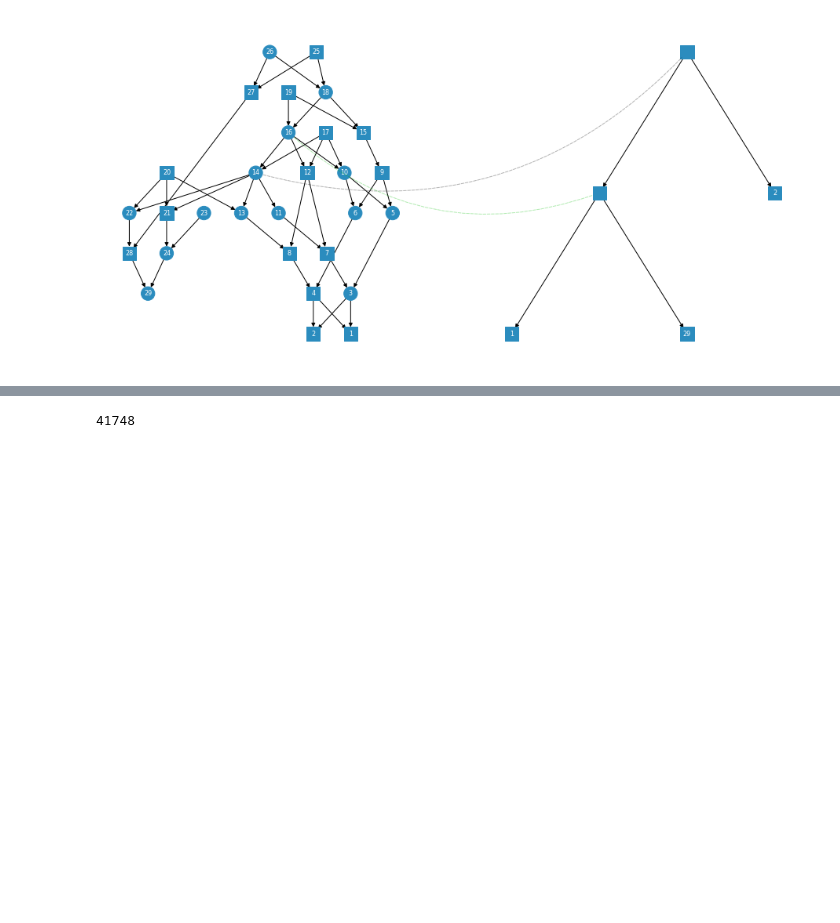
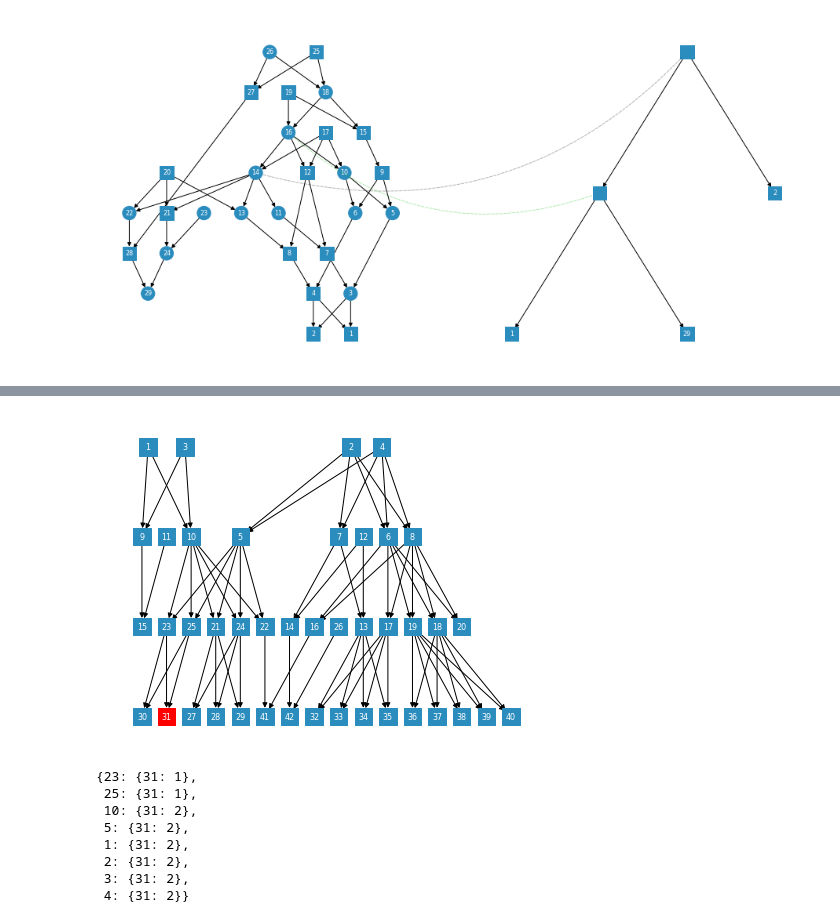
Before and after one commit to ivan-krukov/aligning-genealogies, a Jupyter notebook: notebooks/Experiments.ipynb, the cells around one changed output, grey strips where cells are left out. Saved outputs shown, nothing was run; the diff lists cells and outputs as text; code cells hidden in the pictures; blank space fills up the shorter version.

Commit message:
Added small example of `get_num_paths_to_target()` to Jupyter notebook.

```diff
--- a/notebooks/Experiments.ipynb
+++ b/notebooks/Experiments.ipynb
@@ -194,4 +120,14 @@ Wall time: 1min
-# %%
-sim_ped.n_individuals
-# %% [output]
-41748
+# %%
+ped.draw(node_color={31: 'red'})
+plt.show()
+ped.get_num_paths_to_target(31, include_target=False)
+# %% [output]
+[figure, added]
+{23: {31: 1},
+ 25: {31: 1},
+ 10: {31: 2},
+ 5: {31: 2},
+ 1: {31: 2},
+ 2: {31: 2},
+ 3: {31: 2},
+ 4: {31: 2}}
```
Also changed, not shown: parts of 5 cells of this notebook, 1 other file.
